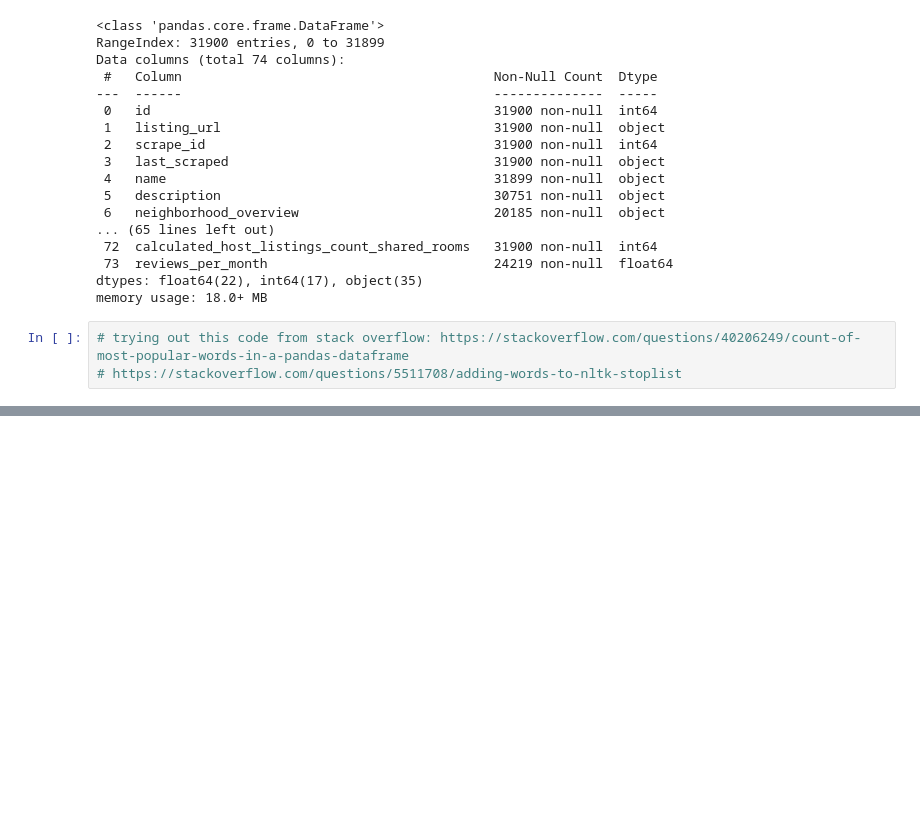
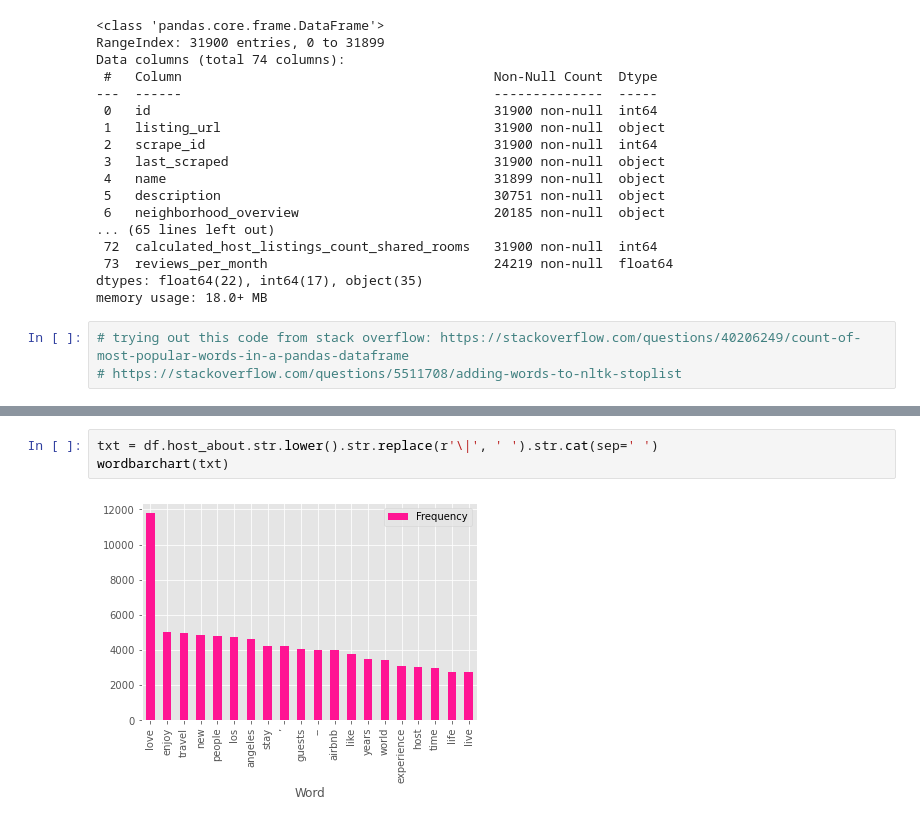
Before and after one commit to seejayne/up229-airbnb, a Jupyter notebook: airbnb-listings-jv.ipynb, the cells around one changed output, grey strips where cells are left out. Cells and saved outputs as stored; diff of their text form; blank space fills up the shorter version.

```diff
--- a/airbnb-listings-jv.ipynb
+++ b/airbnb-listings-jv.ipynb
@@ -103,0 +62,5 @@ ax = rslt.plot.bar(stacked=True)
+# %%
+txt = df.host_about.str.lower().str.replace(r'\|', ' ').str.cat(sep=' ')
+wordbarchart(txt)
+# %% [output]
+[figure, added]
```
Also changed, not shown: parts of 10 cells of this notebook, 15 other files.
